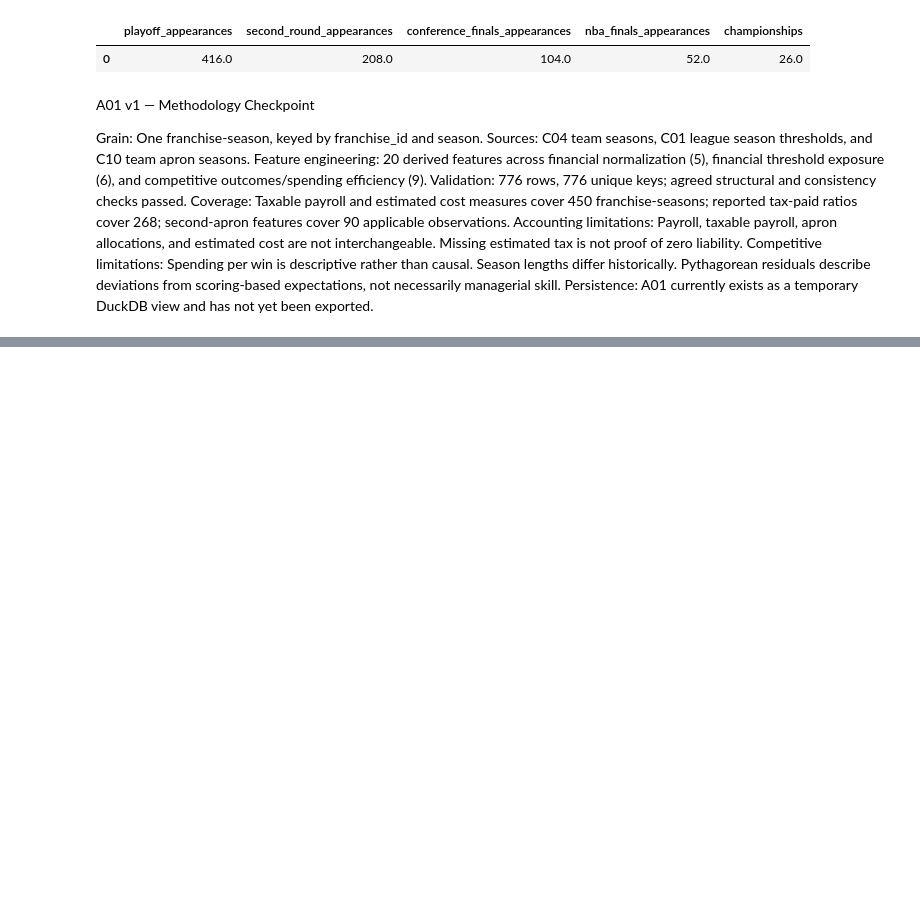
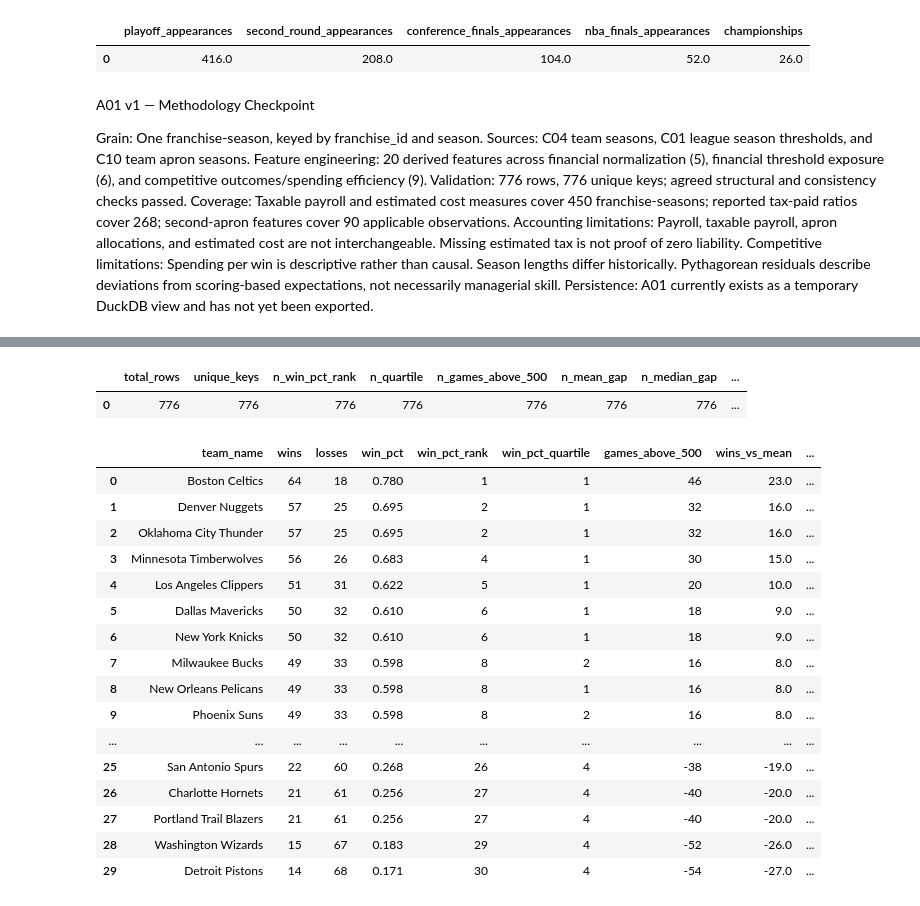
Before and after one commit to jtran226/nba_economics, a Jupyter notebook: notebooks/a01_franchise_season_build.ipynb, the cells around one changed output, grey strips where cells are left out. Drawn from its saved outputs; the diff is of its cells as text; code cells hidden in the pictures; blank space fills up the shorter version.

```diff
--- a/notebooks/a01_franchise_season_build.ipynb
+++ b/notebooks/a01_franchise_season_build.ipynb
@@ -1301,0 +1846,77 @@ Persistence: A01 currently exists as a temporary DuckDB view and has not yet bee
+# %%
+
+# Compact structural and semantic validation for Group B.
+
+display(con.sql("""
+    SELECT
+        COUNT(*) AS total_rows,
+        COUNT(DISTINCT (franchise_id, season)) AS unique_keys,
+
+        COUNT(win_pct_rank) AS n_win_pct_rank,
+        COUNT(win_pct_quartile) AS n_quartile,
+        COUNT(games_above_500) AS n_games_above_500,
+        COUNT(wins_vs_league_mean) AS n_mean_gap,
+        COUNT(wins_vs_league_median) AS n_median_gap,
+        COUNT(playoff_advancement_rank) AS n_playoff_rank,
+
+        COUNT(*) FILTER (
+            WHERE win_pct_quartile NOT BETWEEN 1 AND 4
+               OR win_pct_rank < 1
+               OR playoff_advancement_rank < 1
+        ) AS invalid_ranks,
+
+        COUNT(*) FILTER (
+            WHERE won_championship
+              AND playoff_advancement_rank <> 1
+        ) AS invalid_champion_ranks,
+
+        COUNT(*) FILTER (
+            WHERE games_above_500 <> wins - losses
+        ) AS invalid_500_gaps
+
+    FROM a01_v2a_competitive
+""").df())
+# %% [output]
+|  | total_rows | unique_keys | n_win_pct_rank | n_quartile | n_games_above_500 | n_mean_gap | n_median_gap | ... |
+| 0 | 776 | 776 | 776 | 776 | 776 | 776 | 776 | ... |
+# %%
+
+# Inspect the 2023-2024 competitive positions.
+# All 30 teams are included; no LIMIT is applied.
+
+display(con.sql("""
+    SELECT
+        team_name,
+        wins,
+        losses,
+        ROUND(win_pct, 3) AS win_pct,
+        win_pct_rank,
+        win_pct_quartile,
+        games_above_500,
+        ROUND(wins_vs_league_mean, 1) AS wins_vs_mean,
+        ROUND(wins_vs_league_median, 1) AS wins_vs_median,
+        round_score,
+        playoff_advancement_rank
+
+    FROM a01_v2a_competitive
+    WHERE season = '2023-2024'
+    ORDER BY win_pct_rank, team_name
+""").df())
+# %% [output]
+|  | team_name | wins | losses | win_pct | win_pct_rank | win_pct_quartile | games_above_500 | wins_vs_mean | ... |
+| 0 | Boston Celtics | 64 | 18 | 0.780 | 1 | 1 | 46 | 23.0 | ... |
+| 1 | Denver Nuggets | 57 | 25 | 0.695 | 2 | 1 | 32 | 16.0 | ... |
+| 2 | Oklahoma City Thunder | 57 | 25 | 0.695 | 2 | 1 | 32 | 16.0 | ... |
+| 3 | Minnesota Timberwolves | 56 | 26 | 0.683 | 4 | 1 | 30 | 15.0 | ... |
+| 4 | Los Angeles Clippers | 51 | 31 | 0.622 | 5 | 1 | 20 | 10.0 | ... |
+| 5 | Dallas Mavericks | 50 | 32 | 0.610 | 6 | 1 | 18 | 9.0 | ... |
+| 6 | New York Knicks | 50 | 32 | 0.610 | 6 | 1 | 18 | 9.0 | ... |
+| 7 | Milwaukee Bucks | 49 | 33 | 0.598 | 8 | 2 | 16 | 8.0 | ... |
+| 8 | New Orleans Pelicans | 49 | 33 | 0.598 | 8 | 1 | 16 | 8.0 | ... |
+| 9 | Phoenix Suns | 49 | 33 | 0.598 | 8 | 2 | 16 | 8.0 | ... |
+| ... | ... | ... | ... | ... | ... | ... | ... | ... | ... |
+| 25 | San Antonio Spurs | 22 | 60 | 0.268 | 26 | 4 | -38 | -19.0 | ... |
+| 26 | Charlotte Hornets | 21 | 61 | 0.256 | 27 | 4 | -40 | -20.0 | ... |
+| 27 | Portland Trail Blazers | 21 | 61 | 0.256 | 27 | 4 | -40 | -20.0 | ... |
+| 28 | Washington Wizards | 15 | 67 | 0.183 | 29 | 4 | -52 | -26.0 | ... |
+| 29 | Detroit Pistons | 14 | 68 | 0.171 | 30 | 4 | -54 | -27.0 | ... |
```
Also changed, not shown: parts of 19 cells of this notebook, 1 other file.
